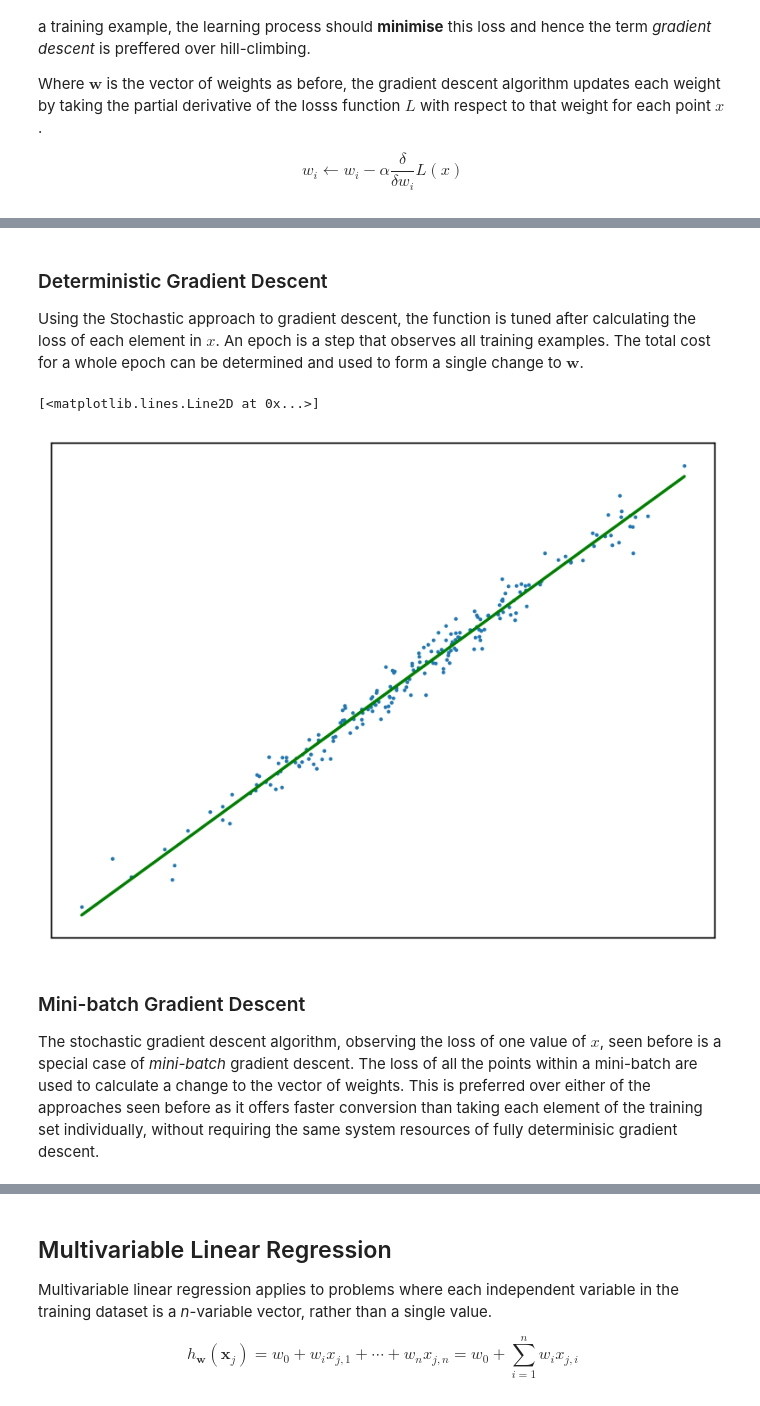
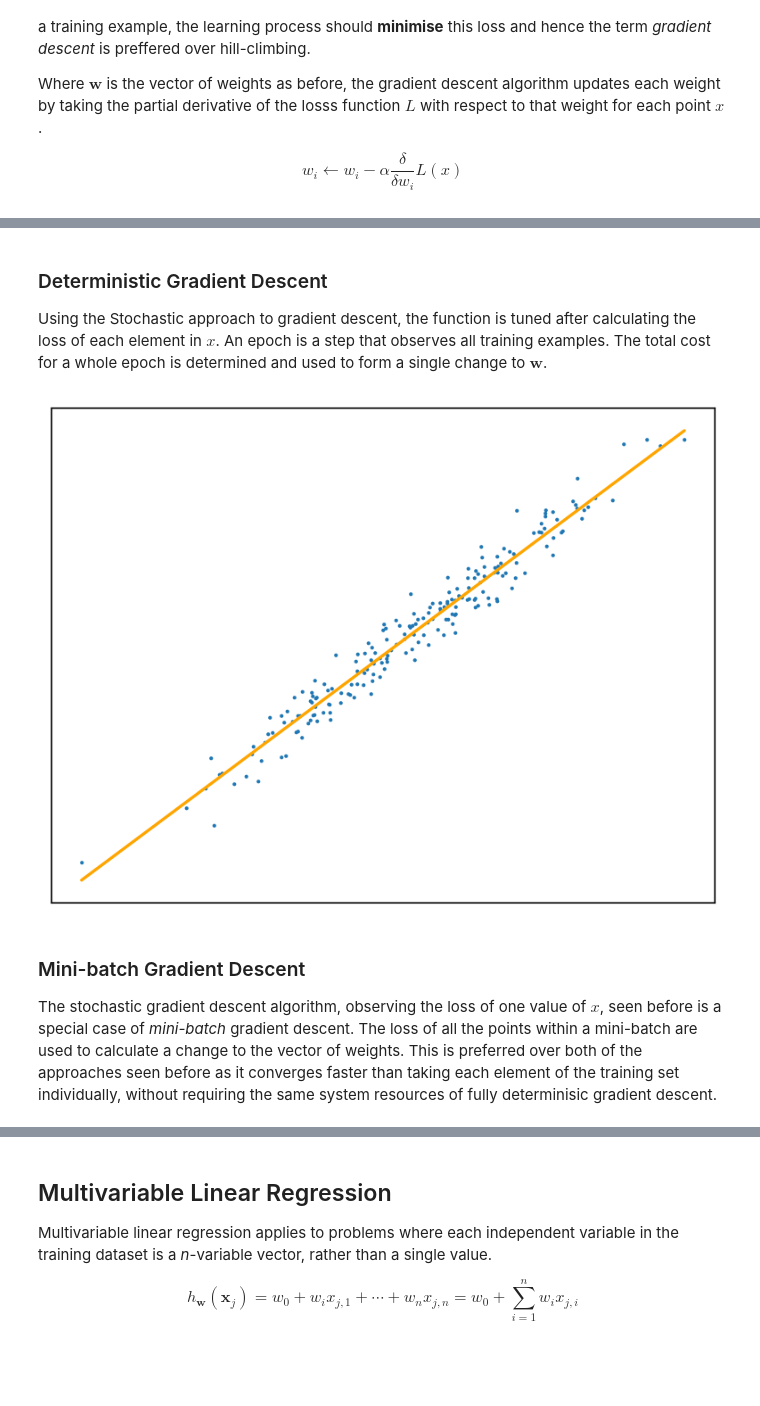
Before and after one commit to alexanderneville/MLAI_notebooks, a Jupyter notebook: notebooks/regression.ipynb, the cells around one changed output, grey strips where cells are left out. Drawn from its saved outputs; the diff is of its cells as text; code cells hidden in the pictures; blank space fills up the shorter version.

Commit message:
animate regression

```diff
--- a/notebooks/regression.ipynb
+++ b/notebooks/regression.ipynb
@@ -30,7 +22,7 @@ Create a nice looking plot to test that the notebook is set up properly.
 # %%
 grid_color = "#dddddd"
 
-f = plt.figure()
+f = plt.figure(dpi=300)
 ax = f.add_subplot(1,1,1)
 ax.set_xlim(0,100)
 ax.set_ylim(0,100)
@@ -43,13 +35,9 @@ ax.xaxis.set_major_locator(MultipleLocator(20))
 ax.xaxis.set_minor_locator(AutoMinorLocator(4))
 ax.yaxis.set_major_locator(MultipleLocator(20))
 ax.yaxis.set_minor_locator(AutoMinorLocator(4))
-
 ax.tick_params(which='minor', width=1, length=4, color="#000000")
 ax.tick_params(which='major', width=1, length=10, color="#000000")
 
-# ax.grid(which="minor", color=grid_color, linestyle="-", lw=0.5)
-# ax.grid(which="major", color=grid_color, linestyle="-")
-
 ax.plot([1,99], [1,99], marker="None", linestyle="-", markersize=1)
 # %% [output]
 [<matplotlib.lines.Line2D at 0x...>]
@@ -154,7 +135,7 @@ ax.plot(x, f(w_1, x, w_0), 'red')
 # %% [markdown]
 ### Deterministic Gradient Descent
 
-Using the Stochastic approach to gradient descent, the function is tuned after calculating the loss of each element in $x$. An epoch is a step that observes all training examples. The total cost for a whole epoch can be determined and used to form a single change to $\mathbf{w}$.
+Using the Stochastic approach to gradient descent, the function is tuned after calculating the loss of each element in $x$. An epoch is a step that observes all training examples. The total cost for a whole epoch is determined and used to form a single change to $\mathbf{w}$.
 # %%
 def DGD1(a, w_0, w_1, y, x):
     w_0 -= (a * sum([f(w_1, x[i], w_0) - y[i] for i in range(x.size)]))
@@ -162,21 +143,33 @@ def DGD1(a, w_0, w_1, y, x):
     return w_0, w_1
 # %%
 x,y,m = uni_linear_regression_dataset()
-w_0 = w_1 = 0.0
+w_0 = 0.0
+w_1 = 0.0
+fig, ax = new_plot()
 
-for _ in range(100):
-    w_0, w_1 = DGD1(0.001, w_0, w_1, y, x)
+def animate(epoch):
+    global w_0
+    global w_1
+    global ax
+    ax.clear()
+    ax.set_xticks([])
+    ax.set_yticks([])
+    ax.scatter(x,y, s=1)
+    if epoch > 0 and epoch < 23:
+        w_0, w_1 = DGD1(0.001, w_0, w_1, y, x)
+    if epoch < 23:
+        ax.plot(x, f(w_1, x, w_0), 'orange')
+    else:
+        ax.plot(x, f(w_1, x, w_0), 'green')
 
-fig, ax = new_plot()
-ax.scatter(x,y, s=1)
-ax.plot(x, f(w_1, x, w_0), 'green')
+anim = animation.FuncAnimation(fig=fig, func=animate, frames=25, interval=10)
+anim.save('../animations/epochs.gif')
 # %% [output]
-[<matplotlib.lines.Line2D at 0x...>]
-[figure, old version]
+[figure, new version]
 # %% [markdown]
 ### Mini-batch Gradient Descent
 
-The stochastic gradient descent algorithm, observing the loss of one value of $x$, seen before is a special case of *mini-batch* gradient descent. The loss of all the points within a mini-batch are used to calculate a change to the vector of weights. This is preferred over either of the approaches seen before as it offers faster conversion than taking each element of the training set individually, without requiring the same system resources of fully determinisic gradient descent.
+The stochastic gradient descent algorithm, observing the loss of one value of $x$, seen before is a special case of *mini-batch* gradient descent. The loss of all the points within a mini-batch are used to calculate a change to the vector of weights. This is preferred over both of the approaches seen before as it converges faster than taking each element of the training set individually, without requiring the same system resources of fully determinisic gradient descent.
 # %%
 def SGD(a, n, w_0, w_1, y, x):
     x = x.reshape(-1, n)
```
Also changed, not shown: parts of 13 cells of this notebook, 2 other files.
